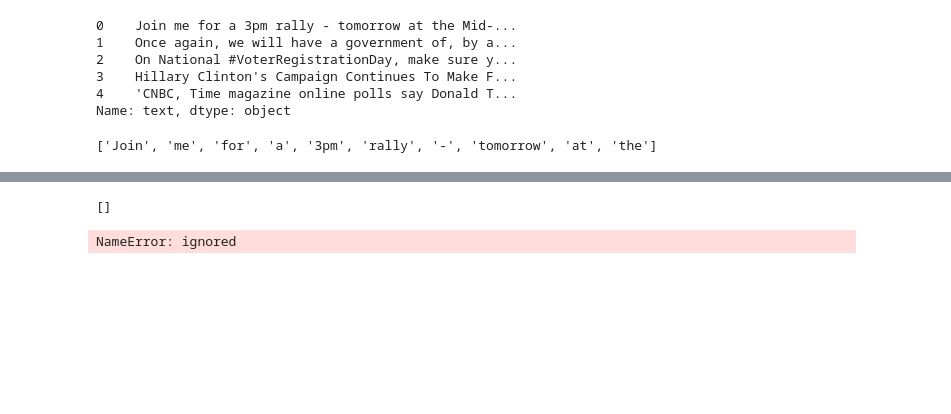
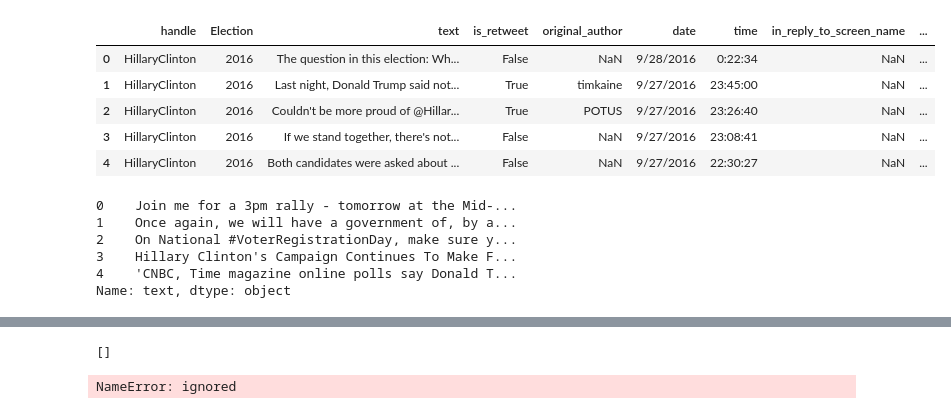
Before and after one commit to DinaTTomoum/Thesis2021, a Jupyter notebook: ngrams.ipynb, the cells around one changed output, grey strips where cells are left out. Drawn from its saved outputs; the diff is of its cells as text; code cells hidden in the pictures; blank space fills up the shorter version.

```diff
--- a/ngrams.ipynb
+++ b/ngrams.ipynb
@@ -48,3 +37,15 @@ df.head()
+# %%
+import pandas as pd
+data = pd.read_csv('US Elections All Tweets (1).csv', encoding= 'unicode_escape')
+# %%
+data.head()
+# %% [output]
+|  | handle | Election | text | is_retweet | original_author | date | time | in_reply_to_screen_name | ... |
+| 0 | HillaryClinton | 2016 | The question in this election: Wh... | False | NaN | 9/28/2016 | 0:22:34 | NaN | ... |
+| 1 | HillaryClinton | 2016 | Last night, Donald Trump said not... | True | timkaine | 9/27/2016 | 23:45:00 | NaN | ... |
+| 2 | HillaryClinton | 2016 | Couldn't be more proud of @Hillar... | True | POTUS | 9/27/2016 | 23:26:40 | NaN | ... |
+| 3 | HillaryClinton | 2016 | If we stand together, there's not... | False | NaN | 9/27/2016 | 23:08:41 | NaN | ... |
+| 4 | HillaryClinton | 2016 | Both candidates were asked about ... | False | NaN | 9/27/2016 | 22:30:27 | NaN | ... |
 # %%
 
 # or punctuation marks other than periods. (We'll consider the end of the sentence
@@ -83,16 +84,15 @@ listToStr = ' '.join(map(str, cln))
 #print(listToStr) # unhyphenate in case you want to see it
 # %%
 
+#Same as below text
 # first get individual words
-tokenized = listToStr.split()
-# and get a list of all the bi-grams
-esBigrams = ngrams(tokenized, 4)
+# tokenized = listToStr.split()
+# # and get a list of all the bi-grams
+# esBigrams = ngrams(tokenized, 4)
 
-# If you like, you can uncomment the next like to take a look at
-# the first ten to make sure they look ok. Please note that doing so
-# will consume the generator & will break the next block of code, so you'll
-# need to re-comment it and run this block again to get it to work.
-#list(esBigrams)[:10]
-list(tokenized)[:10]
+# # If you like, you can uncomment the next like to take a look at
+# # the first ten to make sure they look ok. Please note that doing so
+# # will consume the generator & will break the next block of code, so you'll
+# # need to re-comment it and run this block again to get it to work.
+# list(esBigrams)[:10]
+# #list(tokenized)[:10]
-# %% [output]
-['Join', 'me', 'for', 'a', '3pm', 'rally', '-', 'tomorrow', 'at', 'the']
```
Also changed, not shown: parts of 6 cells of this notebook.
